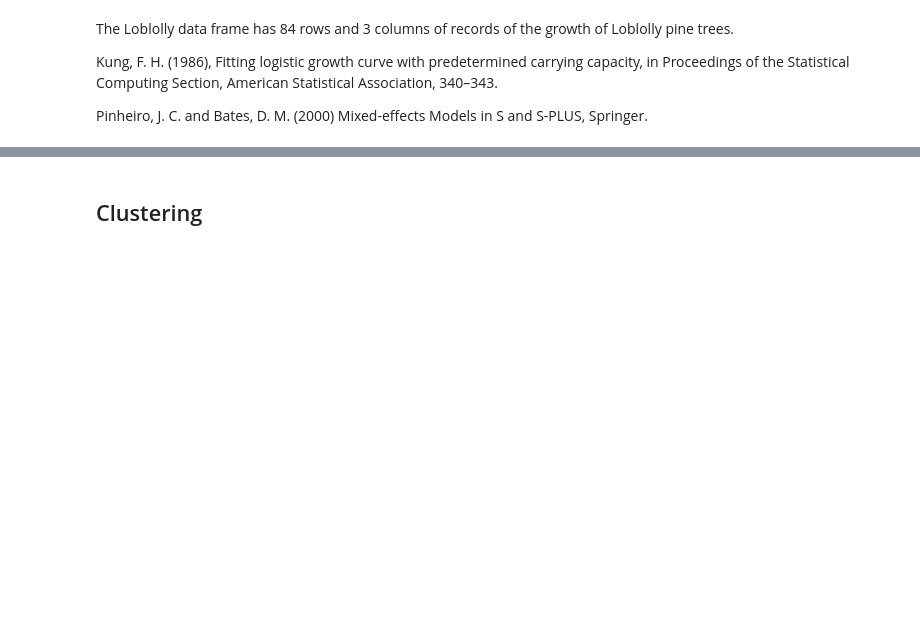
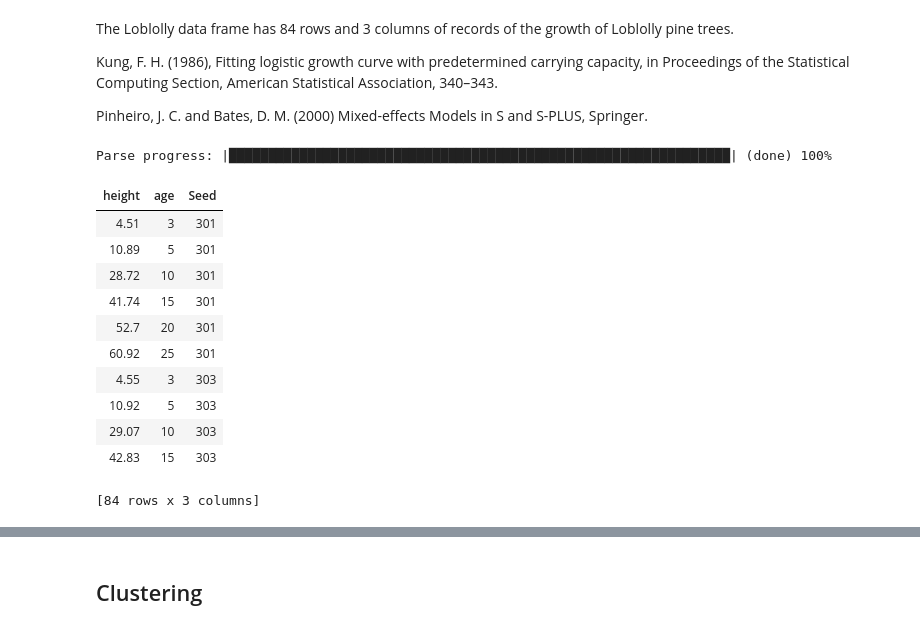
Before and after one commit to mkjmdski/aiwd-python2, a Jupyter notebook: uczenie-glebokie/codes/ML2_W1.ipynb, the cells around one changed output, grey strips where cells are left out. Cells and saved outputs as stored; diff of their text form; code cells hidden in the pictures; blank space fills up the shorter version.

```diff
--- a/uczenie-glebokie/codes/ML2_W1.ipynb
+++ b/uczenie-glebokie/codes/ML2_W1.ipynb
@@ -400,8 +516,22 @@ Kung, F. H. (1986), Fitting logistic growth curve with predetermined carrying ca
 Pinheiro, J. C. and Bates, D. M. (2000) Mixed-effects Models in S and S-PLUS, Springer.
 # %%
 # Import the Loblolly dataset from the CSV file
-loblolly_hex = h2o.import_file('loblolly.csv', destination_frame = 'Loblolly_hex')
+loblolly_hex = h2o.import_file('../data/loblolly.csv', destination_frame = 'Loblolly_hex')
 loblolly_hex
+# %% [output]
+Parse progress: |████████████████████████████████████████████████████████████████| (done) 100%
+| height | age | Seed |
+| 4.51 | 3 | 301 |
+| 10.89 | 5 | 301 |
+| 28.72 | 10 | 301 |
+| 41.74 | 15 | 301 |
+| 52.7 | 20 | 301 |
+| 60.92 | 25 | 301 |
+| 4.55 | 3 | 303 |
+| 10.92 | 5 | 303 |
+| 29.07 | 10 | 303 |
+| 42.83 | 15 | 303 |
+[84 rows x 3 columns]
 # %%
 # Train a GLM model for regression
 loblolly_glm = H2OGeneralizedLinearEstimator(nfolds = 10)
```
Also changed, not shown: parts of 15 cells of this notebook, 4 other files.
